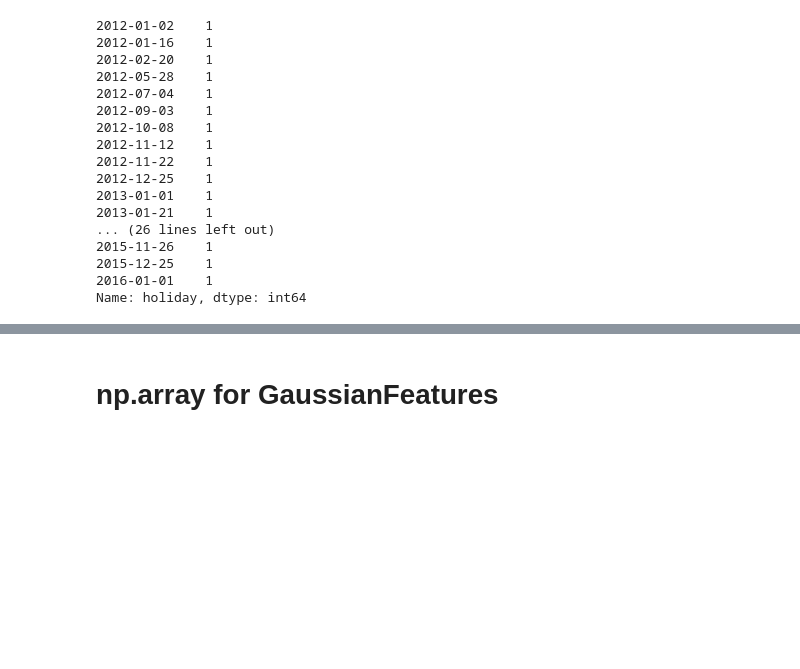
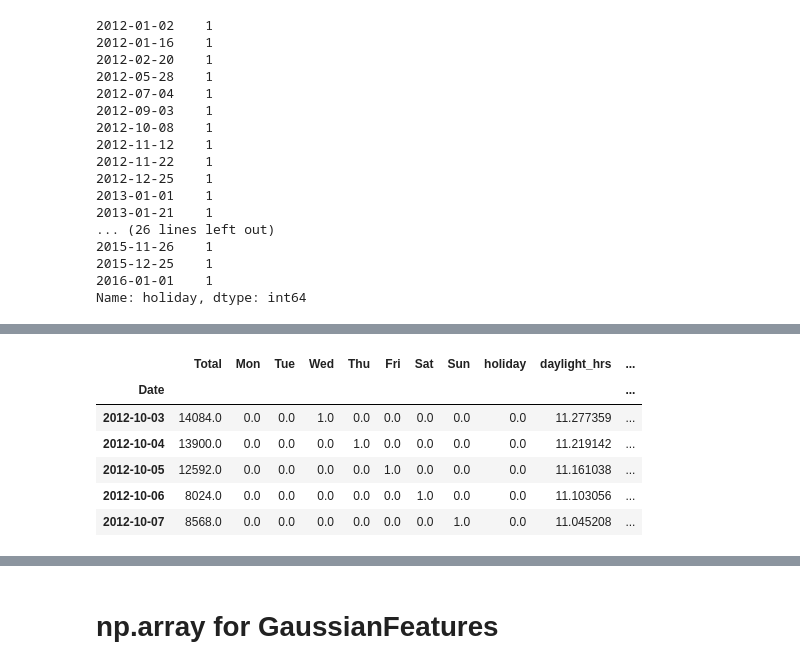
Before and after one commit to DpfStat/PythonDataScienceHandbook, a Jupyter notebook: notebooks/LinearRegression.ipynb, the cells around one changed output, grey strips where cells are left out. Saved outputs shown, nothing was run; the diff lists cells and outputs as text; code cells hidden in the pictures; blank space fills up the shorter version.

```diff
--- a/notebooks/LinearRegression.ipynb
+++ b/notebooks/LinearRegression.ipynb
@@ -231,0 +254,11 @@ Name: holiday, dtype: int64
+# %%
+# temperatures are in 1/10 deg C; convert to C
+weather['TMIN'] /= 10
+weather['TMAX'] /= 10
+weather['Temp (C)'] = 0.5 * (weather['TMIN'] + weather['TMAX'])
+
+# precip is in 1/10 mm; convert to inches
+weather['PRCP'] /= 254
+weather['dry day'] = (weather['PRCP'] == 0).astype(int)
+
+daily = daily.join(weather[['PRCP', 'Temp (C)', 'dry day']])
@@ -231,0 +267,10 @@ Name: holiday, dtype: int64
+# %%
+daily.head()
+# %% [output]
+|  | Total | Mon | Tue | Wed | Thu | Fri | Sat | Sun | holiday | daylight_hrs | ... |
+| Date |  |  |  |  |  |  |  |  |  |  | ... |
+| 2012-10-03 | 14084.0 | 0.0 | 0.0 | 1.0 | 0.0 | 0.0 | 0.0 | 0.0 | 0.0 | 11.277359 | ... |
+| 2012-10-04 | 13900.0 | 0.0 | 0.0 | 0.0 | 1.0 | 0.0 | 0.0 | 0.0 | 0.0 | 11.219142 | ... |
+| 2012-10-05 | 12592.0 | 0.0 | 0.0 | 0.0 | 0.0 | 1.0 | 0.0 | 0.0 | 0.0 | 11.161038 | ... |
+| 2012-10-06 | 8024.0 | 0.0 | 0.0 | 0.0 | 0.0 | 0.0 | 1.0 | 0.0 | 0.0 | 11.103056 | ... |
+| 2012-10-07 | 8568.0 | 0.0 | 0.0 | 0.0 | 0.0 | 0.0 | 0.0 | 1.0 | 0.0 | 11.045208 | ... |
```
Also changed, not shown: parts of 23 cells of this notebook.
